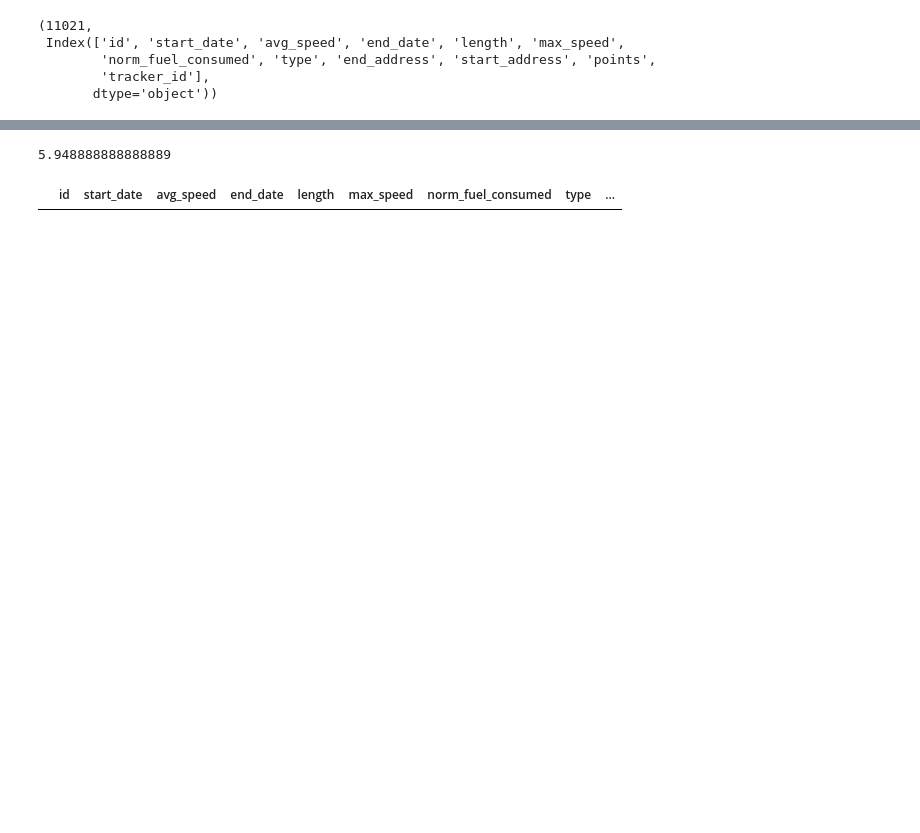
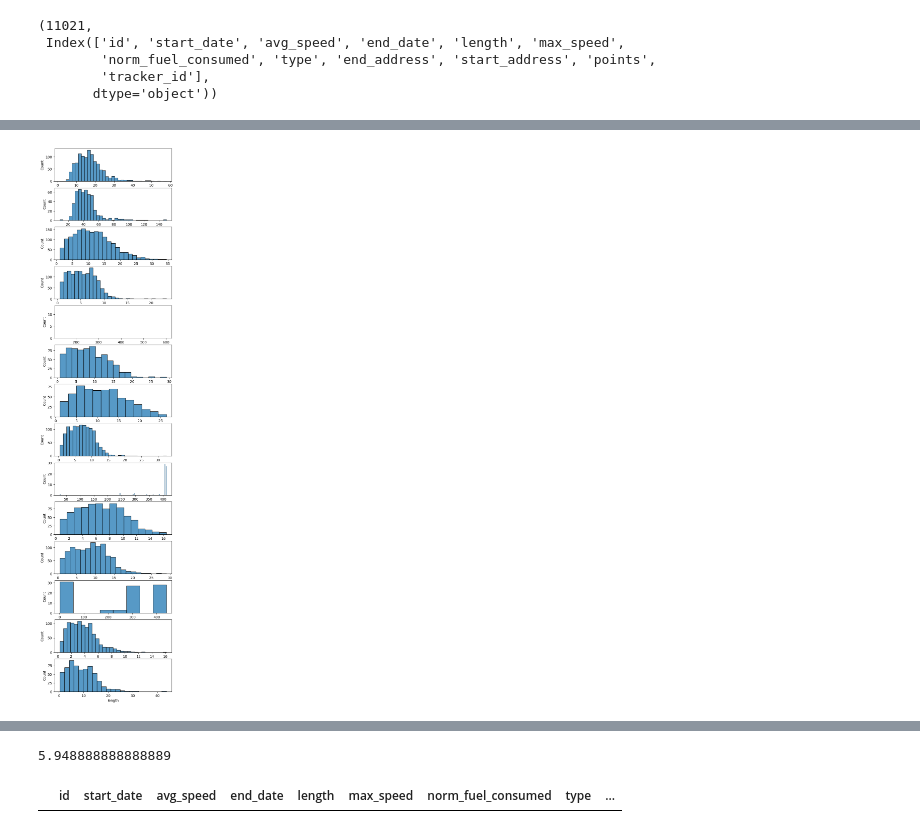
Before and after one commit to AnnaTSH/navixy-data-project, a Jupyter notebook: 4/track_calculations.ipynb, the cells around one changed output, grey strips where cells are left out. Saved outputs shown, nothing was run; the diff lists cells and outputs as text; code cells hidden in the pictures; blank space fills up the shorter version.

```diff
--- a/4/track_calculations.ipynb
+++ b/4/track_calculations.ipynb
@@ -15,0 +103,7 @@ df['avg_speed_calculated'] = df.length / df['duration']
+# %%
+# distribution of track length for each tracker individually
+fig, axes = plt.subplots(14, 1, figsize=(6, 28))
+for tracker, i in zip(tracker_list, range(14)):
+    sns.histplot(data=df, x=df[df.tracker_id == tracker].length, ax=axes[i])
+# %% [output]
+[figure, added]
```
Also changed, not shown: parts of 55 cells of this notebook, 5 other files.
